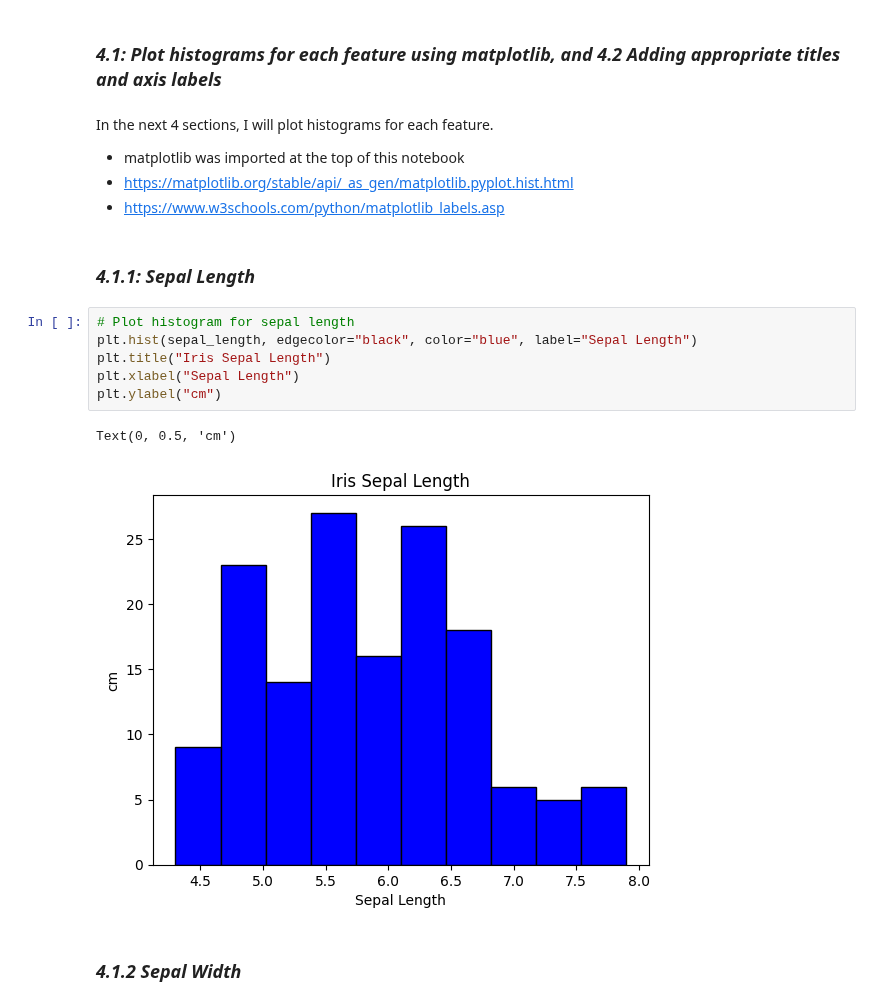
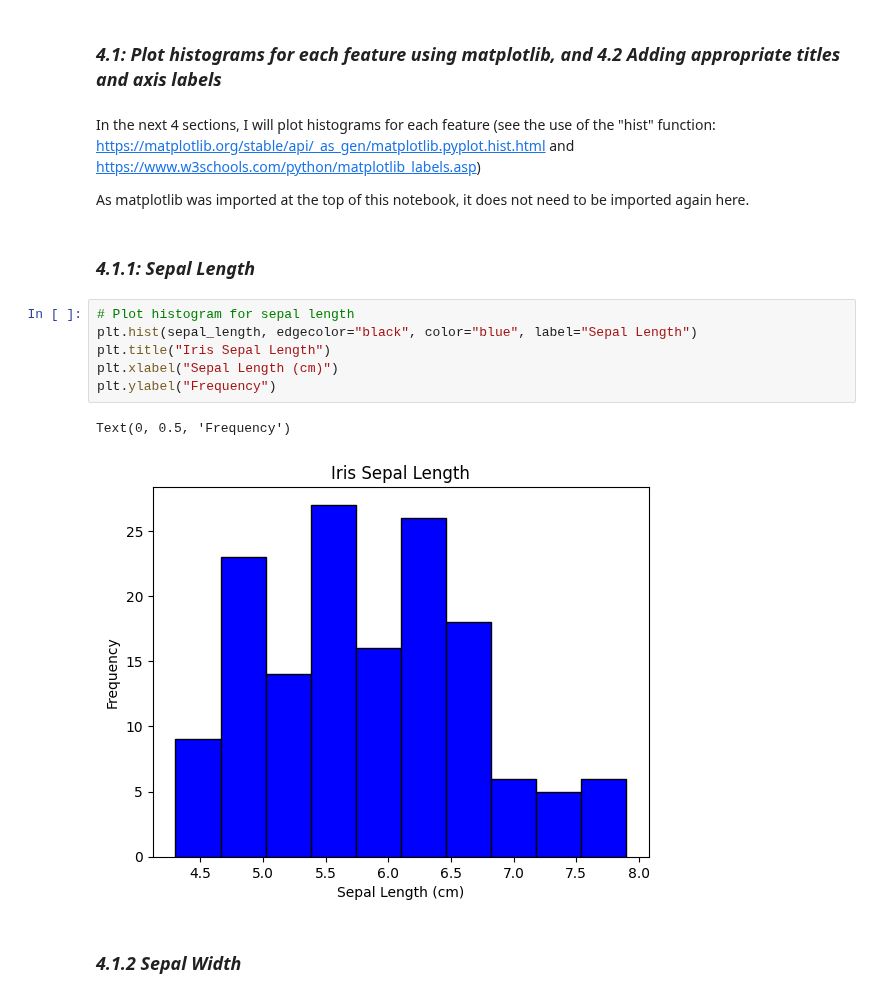
Before and after one commit to seasid3/seasid3-prin_data_analy, a Jupyter notebook: tasks.ipynb, the cells around one changed output. Drawn from its saved outputs; the diff is of its cells as text.

Commit message:
Refining notebook

```diff
--- a/tasks.ipynb
+++ b/tasks.ipynb
@@ -352,21 +361,20 @@ The median petal width is (a float of) 1.3cm
 # %% [markdown]
 ### *4.1: Plot histograms for each feature using matplotlib, and 4.2 Adding appropriate titles and axis labels*
 # %% [markdown]
-In the next 4 sections, I will plot histograms for each feature.
-- matplotlib was imported at the top of this notebook
-- https://matplotlib.org/stable/api/_as_gen/matplotlib.pyplot.hist.html
-- https://www.w3schools.com/python/matplotlib_labels.asp
+In the next 4 sections, I will plot histograms for each feature (see the use of the "hist" function: https://matplotlib.org/stable/api/_as_gen/matplotlib.pyplot.hist.html and https://www.w3schools.com/python/matplotlib_labels.asp)
+
+As matplotlib was imported at the top of this notebook, it does not need to be imported again here.
 # %% [markdown]
 ### *4.1.1: Sepal Length*
 # %%
 # Plot histogram for sepal length
 plt.hist(sepal_length, edgecolor="black", color="blue", label="Sepal Length")
 plt.title("Iris Sepal Length")
-plt.xlabel("Sepal Length")
-plt.ylabel("cm")
+plt.xlabel("Sepal Length (cm)")
+plt.ylabel("Frequency")
 # %% [output]
-Text(0, 0.5, 'cm')
+Text(0, 0.5, 'Frequency')
-[figure, old version]
+[figure, new version]
 # %% [markdown]
 ### *4.1.2 Sepal Width*
 # %%
```
Also changed, not shown: parts of 43 cells of this notebook.
